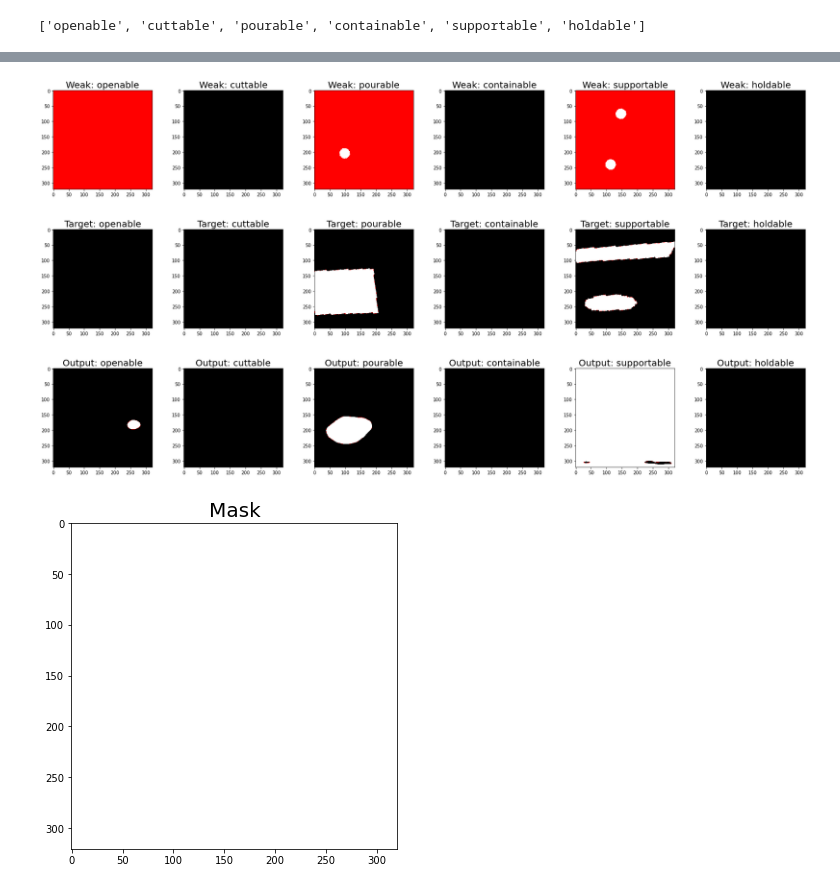
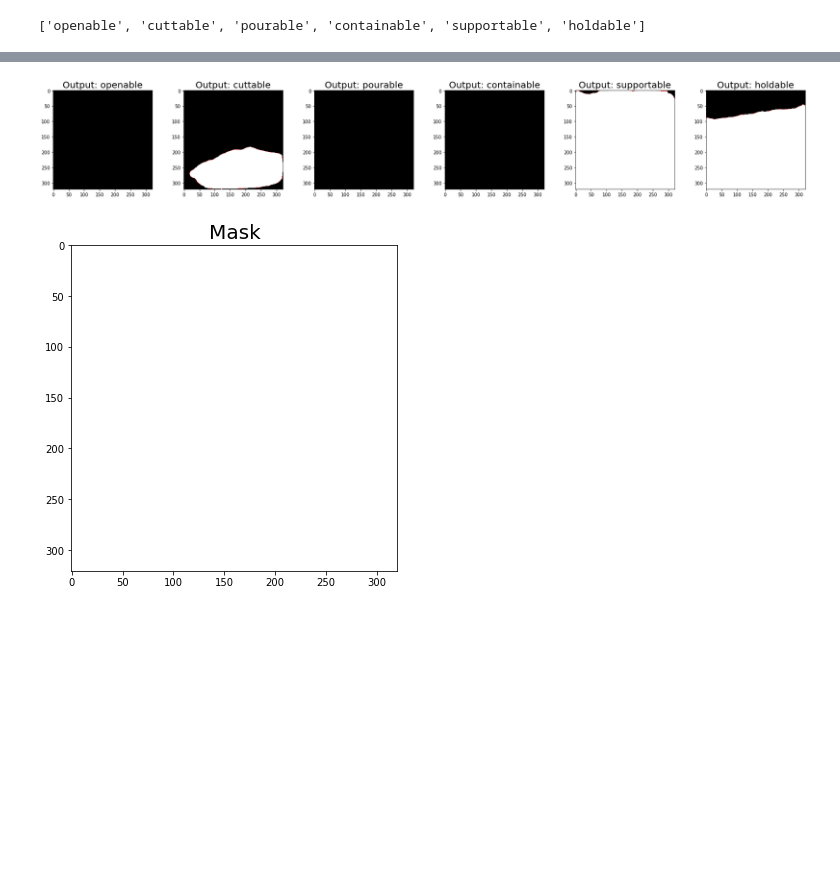
Before and after one commit to leiyaocui/STRAP, a Jupyter notebook: test.ipynb, the cells around one changed output, grey strips where cells are left out. Saved outputs shown, nothing was run; the diff lists cells and outputs as text; code cells hidden in the pictures; blank space fills up the shorter version.

```diff
--- a/test.ipynb
+++ b/test.ipynb
@@ -130,9 +134,10 @@ keypoint_path = "../dataset/cad120/object/train_affordance_keypoint.yaml"
 with open(keypoint_path, "r") as fb:
     keypoint_dict = yaml.safe_load(fb)
 # %%
-file_name = "10017_1" # train: 10017_1 val: 10064_1
+file_name = "11956_2"
 input_path = f"../dataset/cad120/object/affordance/images/{file_name}.png"
 target_path = f"../dataset/cad120/object/affordance/labels/{file_name}.pkl"
+weak_target_path = f"../dataset/cad120/object/train_affordance_weak_label/{file_name}.pkl"
 
 data = dict()
 
@@ -144,6 +149,10 @@ with open(target_path, "rb") as fb:
     dense_label = pickle.load(fb)
     data["dense_label"] = [Image.fromarray(dense_label[:, :, i]) for i in range(dense_label.shape[2])]
 
+with open(weak_target_path, "rb") as fb:
+    weak_label = pickle.load(fb)
+    data["weak_label"] = [Image.fromarray(weak_label[:, :, i]) for i in range(weak_label.shape[2])]
+
 data["point_label"] = keypoint_dict[data["file_name"]]
 
 data["validity"] = Image.new("L", data["image"].size, color=1)
@@ -155,4 +165,6 @@ plot(input=data["image"], target=data["dense_label"])
 # %%
-new_data = tf1(data.copy())
-plot(input=new_data["image"], weak_target=new_data["weak_label"], target=new_data["dense_label"])
+new_data = tf(data.copy())
+image = new_data["image"].permute(1, 2, 0).contiguous().numpy()
+
+plot(input=image, weak_target=new_data["weak_label"], target=new_data["dense_label"])
 # %% [output]
@@ -162,17 +174,12 @@ plot(input=new_data["image"], weak_target=new_data["weak_label"], target=new_dat
 # %%
-new_new_data = tf2(new_data.copy())
-
 with torch.no_grad():
-    output = model(new_new_data["image"].unsqueeze(0))
+    output = model(new_data["image"].unsqueeze(0))
 # %%
-validity = new_new_data["validity"].squeeze(0)
+validity = new_data["validity"].squeeze(0)
 pred = [output[i].argmax(1).squeeze(0) * validity for i in range(len(task))]
-# pred = [(torch.sigmoid(output[i]) > 0.5).int().squeeze(0).squeeze(0) * validity for i in range(len(task))]
+# pred = [(output[i].sigmoid().squeeze(0).squeeze(0) > 0.5).int() * validity for i in range(len(task))]
 
-image_masked = image_draw(new_data["image"], new_data["point_label"])
-plot(weak_target=new_new_data["weak_label"], target=new_new_data["dense_label"], output=pred, mask=validity)
+plot(output=pred, mask=validity)
 # %% [output]
-[figure, old version]
+[figure, new version]
-[figure, old version]
+[figure, new version]
-[figure, removed]
-[figure, removed]
```
Also changed, not shown: parts of 10 cells of this notebook, 6 other files.
